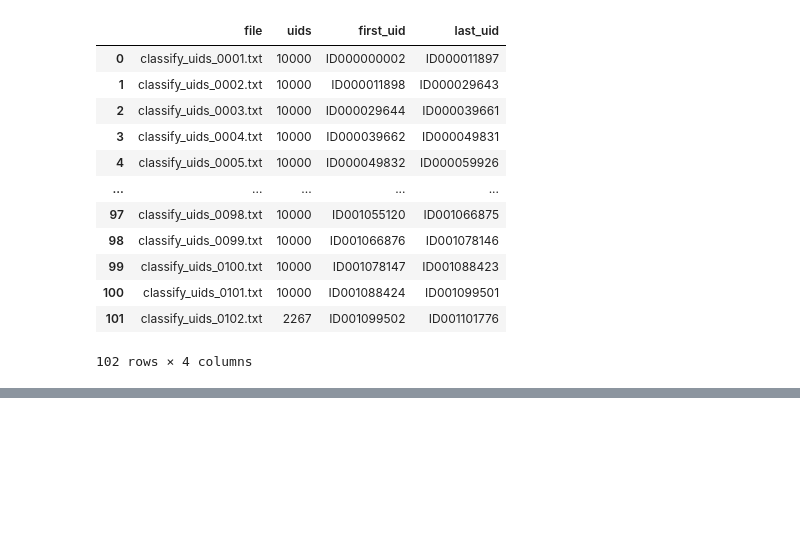
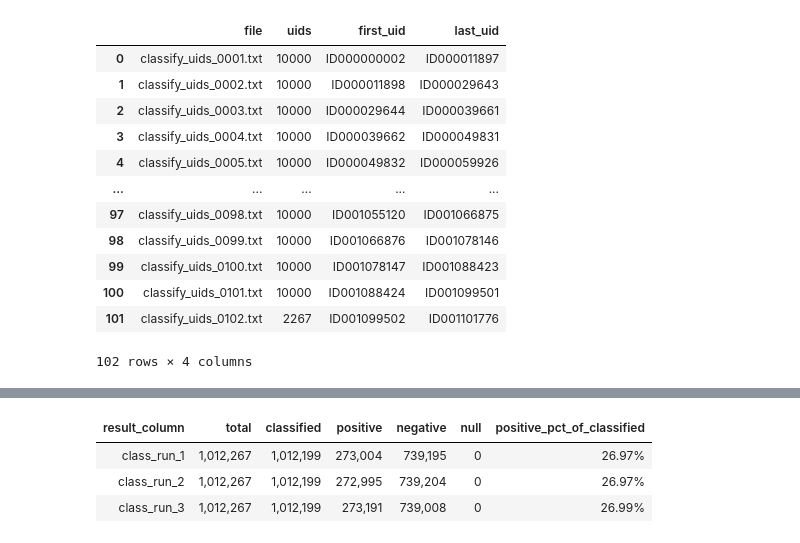
Before and after one commit to kevingeo11/synth_extract, a Jupyter notebook: notebooks/classification_analysis.ipynb, the cells around one changed output, grey strips where cells are left out. Drawn from its saved outputs; the diff is of its cells as text; code cells hidden in the pictures; blank space fills up the shorter version.

```diff
--- a/notebooks/classification_analysis.ipynb
+++ b/notebooks/classification_analysis.ipynb
@@ -510,0 +705,79 @@ Maximum UIDs per file: 10,000
+# %%
+from contextlib import closing
+import sqlite3
+
+central_db_path = Path("../data/central_papers.db").resolve()
+if not central_db_path.is_file():
+    raise FileNotFoundError(f"Central database not found: {central_db_path}")
+
+def quote_sqlite_identifier(identifier):
+    return '"' + identifier.replace('"', '""') + '"'
+
+database_uri = f"{central_db_path.as_uri()}?mode=ro"
+prediction_count_rows = []
+
+with closing(sqlite3.connect(database_uri, uri=True, timeout=60)) as conn:
+    conn.execute("PRAGMA query_only = ON")
+    conn.execute("PRAGMA busy_timeout = 60000")
+
+    classify_columns = [
+        row[1] for row in conn.execute("PRAGMA table_info(classify)")
+    ]
+    result_columns = sorted(
+        (column for column in classify_columns if column.startswith("class_run_")),
+        key=lambda column: (
+            int(column.removeprefix("class_run_"))
+            if column.removeprefix("class_run_").isdigit()
+            else float("inf")
+        ),
+    )
+    if not result_columns:
+        raise ValueError("classify has no columns matching 'class_run_*'")
+
+    for result_column in result_columns:
+        column_sql = quote_sqlite_identifier(result_column)
+        total, positive, negative, null = conn.execute(
+            f"""
+            SELECT
+                COUNT(*),
+                SUM({column_sql} = 1),
+                SUM({column_sql} = 0),
+                SUM({column_sql} IS NULL)
+            FROM classify
+            """
+        ).fetchone()
+        positive = int(positive or 0)
+        negative = int(negative or 0)
+        null = int(null or 0)
+        classified = positive + negative
+        prediction_count_rows.append(
+            {
+                "result_column": result_column,
+                "total": total,
+                "classified": classified,
+                "positive": positive,
+                "negative": negative,
+                "null": null,
+                "positive_pct_of_classified": (
+                    100 * positive / classified if classified else 0.0
+                ),
+            }
+        )
+
+prediction_counts = pd.DataFrame(prediction_count_rows)
+print(f"Database: {central_db_path}")
+display(
+    prediction_counts.style.format(
+        {
+            "total": "{:,}",
+            "classified": "{:,}",
+            "positive": "{:,}",
+            "negative": "{:,}",
+            "null": "{:,}",
+            "positive_pct_of_classified": "{:.2f}%",
+        }
+    ).hide(axis="index").set_caption(
+        "Positive, negative, and NULL predictions in classify"
+    )
+)
+# %% [output]
@@ -510,0 +786,4 @@ Maximum UIDs per file: 10,000
+| result_column | total | classified | positive | negative | null | positive_pct_of_classified |
+| class_run_1 | 1,012,267 | 1,012,199 | 273,004 | 739,195 | 0 | 26.97% |
+| class_run_2 | 1,012,267 | 1,012,199 | 272,995 | 739,204 | 0 | 26.97% |
+| class_run_3 | 1,012,267 | 1,012,199 | 273,191 | 739,008 | 0 | 26.99% |
```
Also changed, not shown: parts of 15 cells of this notebook, 11 other files.
